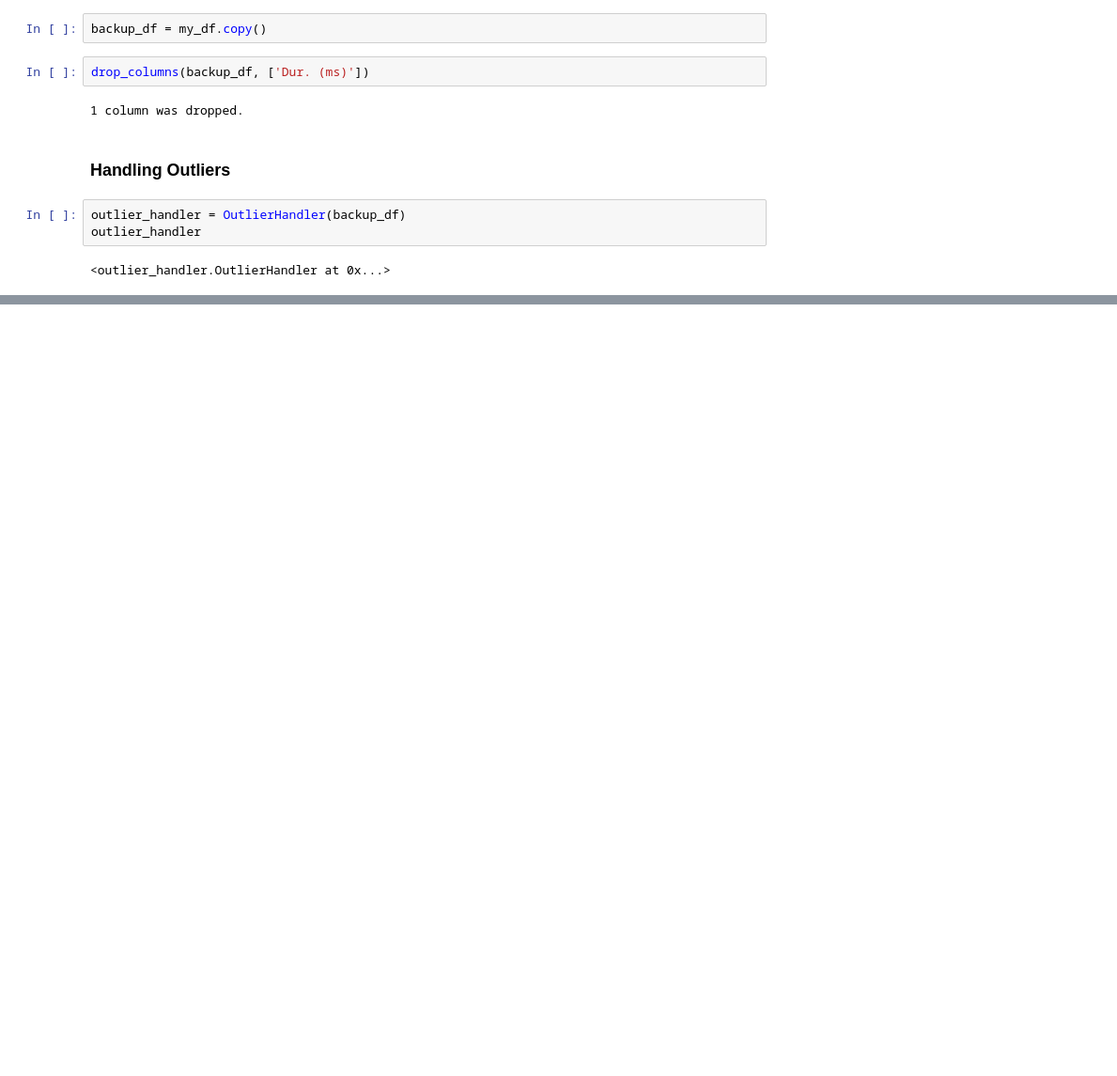
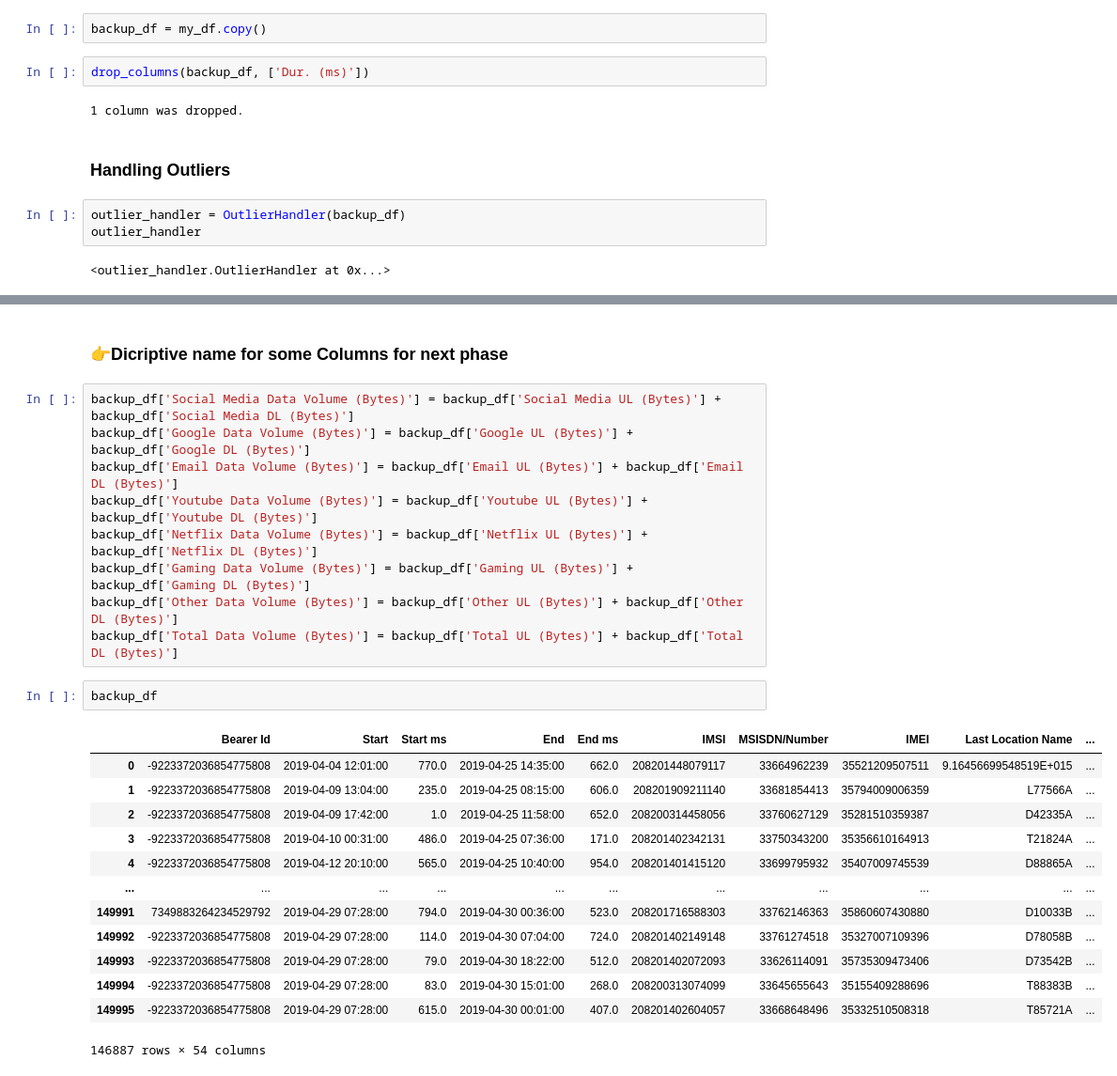
Before and after one commit to gezish/TellCo-UserDataAnalytics, a Jupyter notebook: notebooks/data_pre-processing.ipynb, the cells around one changed output, grey strips where cells are left out. Shown: that part at 94% size. Cells and saved outputs as stored; diff of their text form; blank space fills up the shorter version.

Commit message:
data cleaning and transformation

```diff
--- a/notebooks/data_pre-processing.ipynb
+++ b/notebooks/data_pre-processing.ipynb
@@ -561,0 +615,27 @@ outlier_handler
+# %% [markdown]
+### 👉Dicriptive name for some Columns for next phase
+# %%
+backup_df['Social Media Data Volume (Bytes)'] = backup_df['Social Media UL (Bytes)'] + backup_df['Social Media DL (Bytes)']
+backup_df['Google Data Volume (Bytes)'] = backup_df['Google UL (Bytes)'] + backup_df['Google DL (Bytes)']
+backup_df['Email Data Volume (Bytes)'] = backup_df['Email UL (Bytes)'] + backup_df['Email DL (Bytes)']
+backup_df['Youtube Data Volume (Bytes)'] = backup_df['Youtube UL (Bytes)'] + backup_df['Youtube DL (Bytes)']
+backup_df['Netflix Data Volume (Bytes)'] = backup_df['Netflix UL (Bytes)'] + backup_df['Netflix DL (Bytes)']
+backup_df['Gaming Data Volume (Bytes)'] = backup_df['Gaming UL (Bytes)'] + backup_df['Gaming DL (Bytes)']
+backup_df['Other Data Volume (Bytes)'] = backup_df['Other UL (Bytes)'] + backup_df['Other DL (Bytes)']
+backup_df['Total Data Volume (Bytes)'] = backup_df['Total UL (Bytes)'] + backup_df['Total DL (Bytes)']
+# %%
+backup_df
+# %% [output]
+|  | Bearer Id | Start | Start ms | End | End ms | IMSI | MSISDN/Number | IMEI | Last Location Name | ... |
+| 0 | -9223372036854775808 | 2019-04-04 12:01:00 | 770.0 | 2019-04-25 14:35:00 | 662.0 | 208201448079117 | 33664962239 | 35521209507511 | 9.16456699548519E+015 | ... |
+| 1 | -9223372036854775808 | 2019-04-09 13:04:00 | 235.0 | 2019-04-25 08:15:00 | 606.0 | 208201909211140 | 33681854413 | 35794009006359 | L77566A | ... |
+| 2 | -9223372036854775808 | 2019-04-09 17:42:00 | 1.0 | 2019-04-25 11:58:00 | 652.0 | 208200314458056 | 33760627129 | 35281510359387 | D42335A | ... |
+| 3 | -9223372036854775808 | 2019-04-10 00:31:00 | 486.0 | 2019-04-25 07:36:00 | 171.0 | 208201402342131 | 33750343200 | 35356610164913 | T21824A | ... |
+| 4 | -9223372036854775808 | 2019-04-12 20:10:00 | 565.0 | 2019-04-25 10:40:00 | 954.0 | 208201401415120 | 33699795932 | 35407009745539 | D88865A | ... |
+| ... | ... | ... | ... | ... | ... | ... | ... | ... | ... | ... |
+| 149991 | 7349883264234529792 | 2019-04-29 07:28:00 | 794.0 | 2019-04-30 00:36:00 | 523.0 | 208201716588303 | 33762146363 | 35860607430880 | D10033B | ... |
+| 149992 | -9223372036854775808 | 2019-04-29 07:28:00 | 114.0 | 2019-04-30 07:04:00 | 724.0 | 208201402149148 | 33761274518 | 35327007109396 | D78058B | ... |
+| 149993 | -9223372036854775808 | 2019-04-29 07:28:00 | 79.0 | 2019-04-30 18:22:00 | 512.0 | 208201402072093 | 33626114091 | 35735309473406 | D73542B | ... |
+| 149994 | -9223372036854775808 | 2019-04-29 07:28:00 | 83.0 | 2019-04-30 15:01:00 | 268.0 | 208200313074099 | 33645655643 | 35155409288696 | T88383B | ... |
+| 149995 | -9223372036854775808 | 2019-04-29 07:28:00 | 615.0 | 2019-04-30 00:01:00 | 407.0 | 208201402604057 | 33668648496 | 35332510508318 | T85721A | ... |
+146887 rows × 54 columns
```
Also changed, not shown: parts of 7 cells of this notebook.
